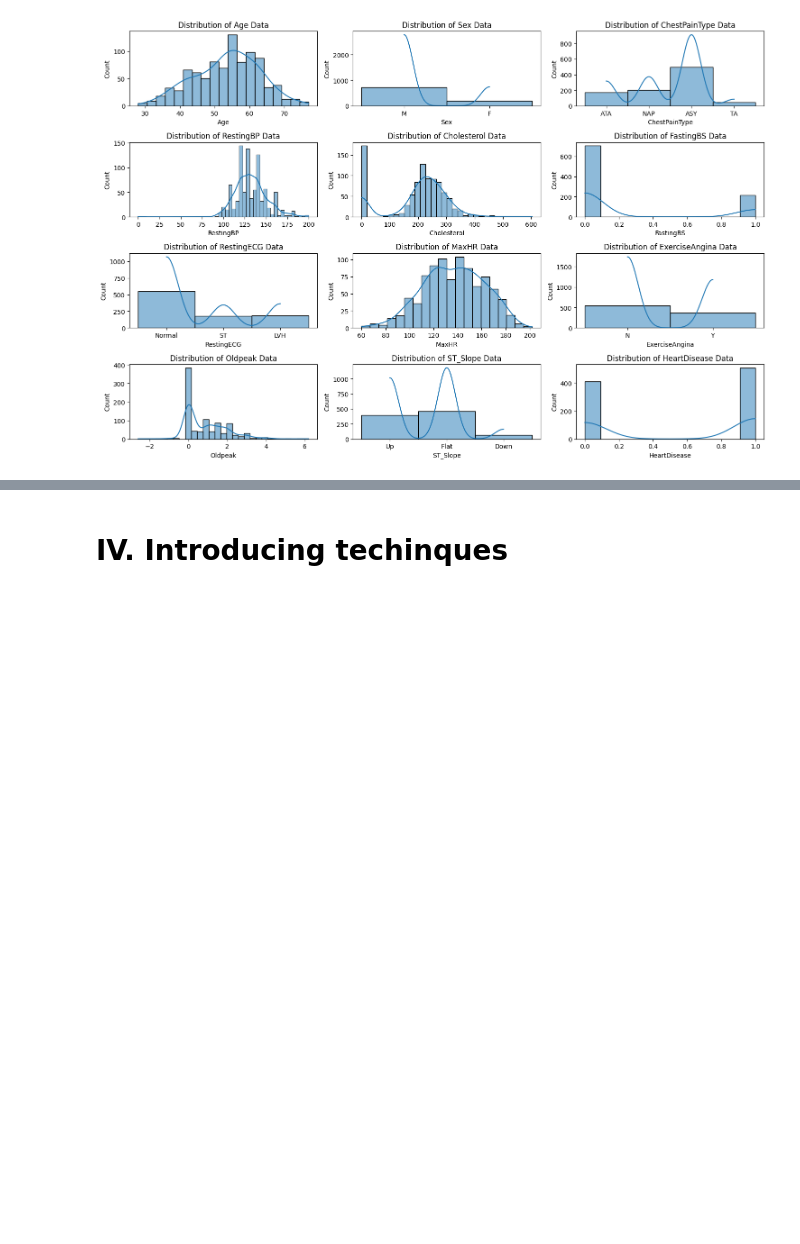
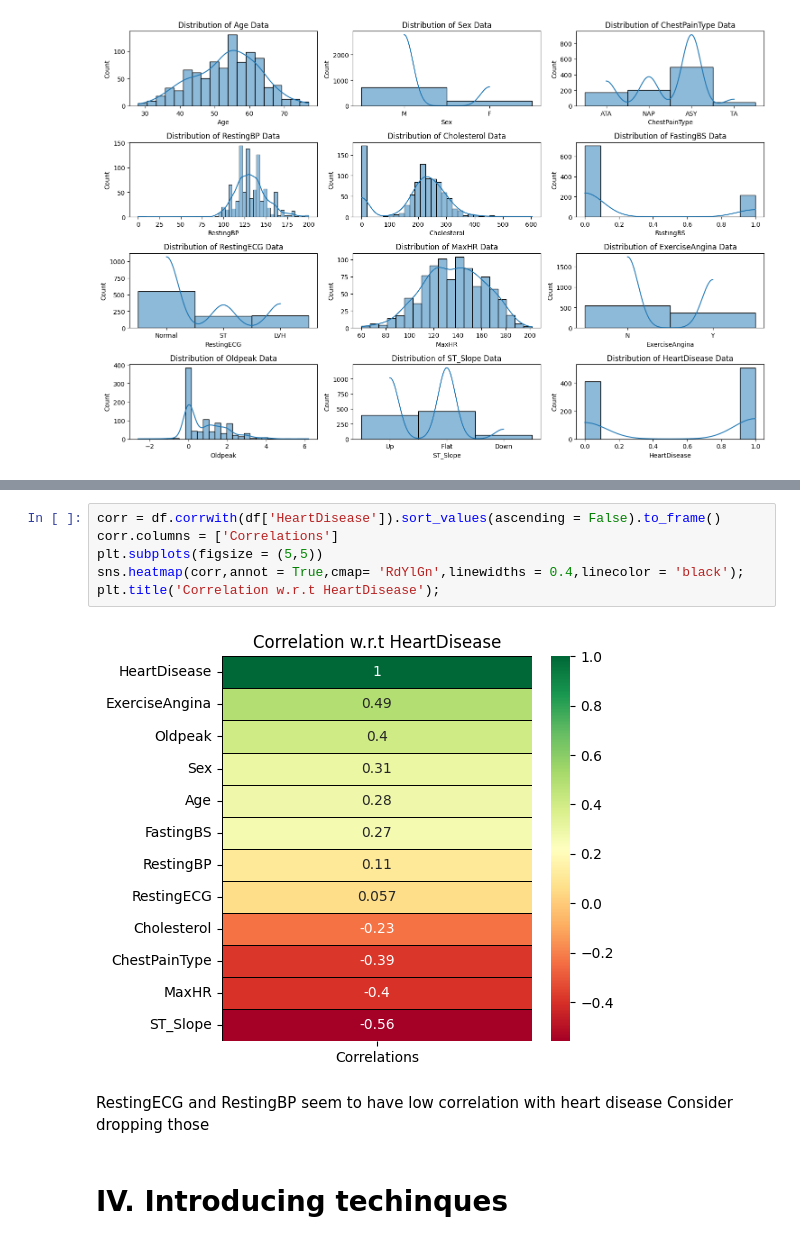
Before and after one commit to phamvutuyetanh/AI_Project, a Jupyter notebook: AI_Project.ipynb, the cells around one changed output, grey strips where cells are left out. Saved outputs shown, nothing was run; the diff lists cells and outputs as text; blank space fills up the shorter version.

```diff
--- a/AI_Project.ipynb
+++ b/AI_Project.ipynb
@@ -230,2 +265,13 @@ y = df[target]
+# %%
+corr = df.corrwith(df['HeartDisease']).sort_values(ascending = False).to_frame()
+corr.columns = ['Correlations']
+plt.subplots(figsize = (5,5))
+sns.heatmap(corr,annot = True,cmap= 'RdYlGn',linewidths = 0.4,linecolor = 'black');
+plt.title('Correlation w.r.t HeartDisease');
+# %% [output]
+[figure, added]
+# %% [markdown]
+RestingECG and RestingBP  seem to have low correlation with heart disease
+Consider dropping those
 # %% [markdown]
 # IV. Introducing techinques
```
Also changed, not shown: parts of 29 cells of this notebook.
